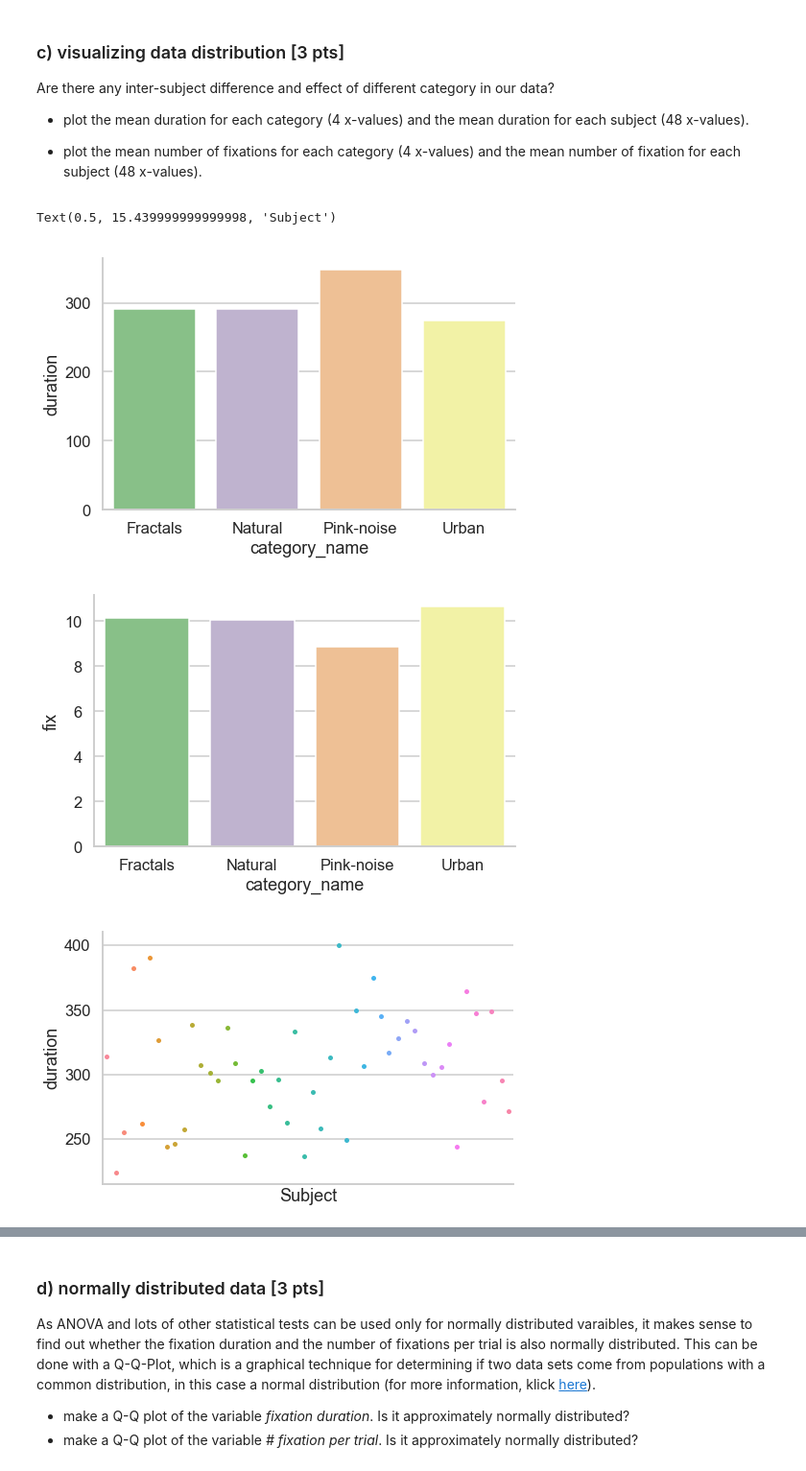
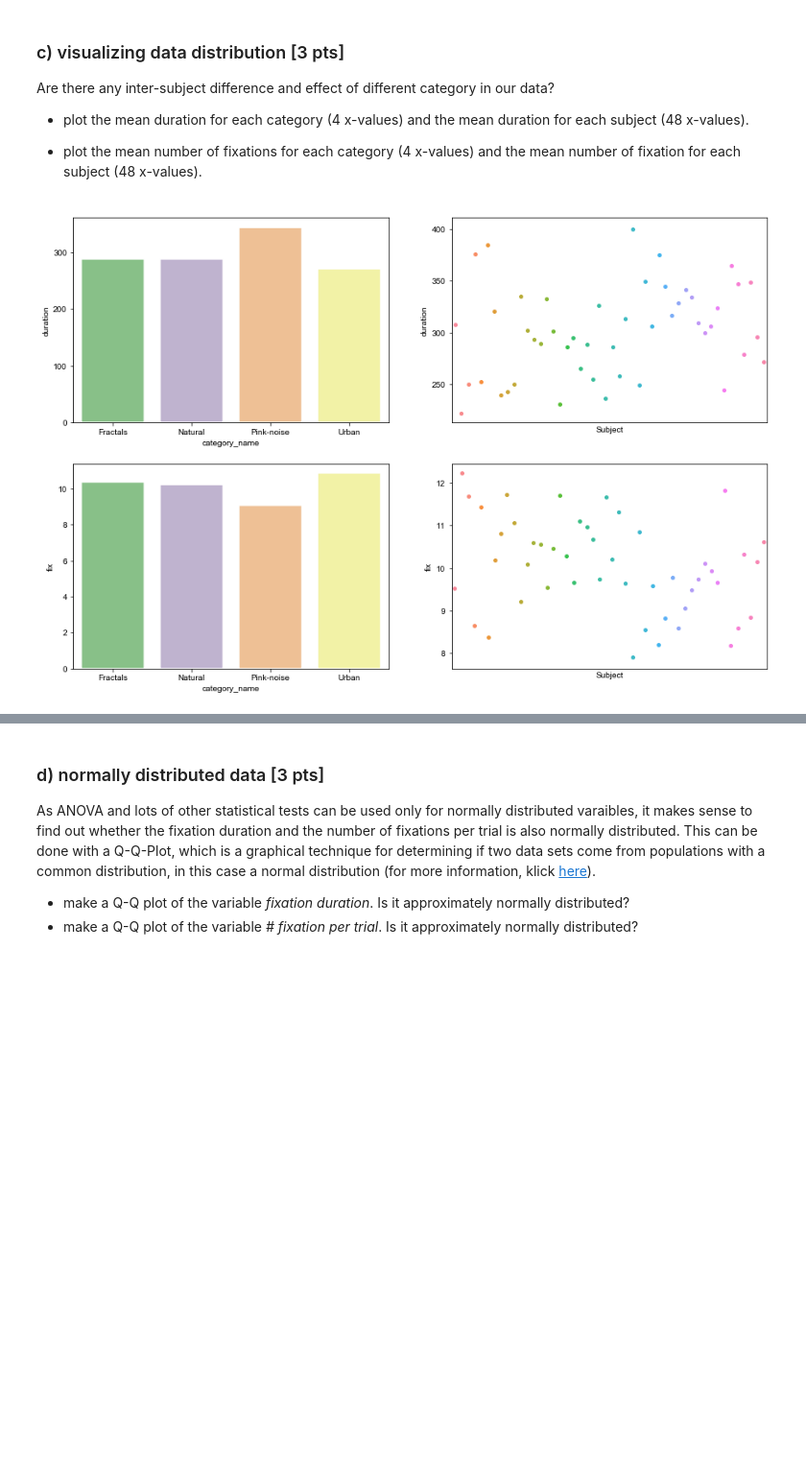
Before and after one commit to NBP-ACC/week-7-acc_7, a Jupyter notebook: Sheet05_Maria.ipynb, the cells around one changed output, grey strips where cells are left out. Shown at 96% size. Cells and saved outputs as stored; diff of their text form; code cells hidden in the pictures; blank space fills up the shorter version.

Commit message:
Have started 5th task, and corrected 1-3 a bit

```diff
--- a/Sheet05_Maria.ipynb
+++ b/Sheet05_Maria.ipynb
@@ -107,13 +108,12 @@ print("\nInitial number of rows:",a)
 
 #CLEANING
 #remove wrong start &end
-df = df.drop(df[(df.start < 0) & (df.end > 600)].index)
-#remove NA
-df.dropna()
+df = df.drop(df[(df.start <= 0) & (df.end >= 60)].index)
 #remove wrong duration
 df["duration"] = df["end"]-df["start"] #creating duration column
-df = df.drop(df[(df.duration < 100) & (df.duration > 400)].index)
-
+df = df.drop(df[(df.duration <= 100) & (df.duration >= 400)].index)
+#remove NA
+df.dropna(inplace=True)
 
 #calculate what's left overall
 print("Rows left overall:",len(df))
@@ -125,12 +125,13 @@ left["category"] = ['Natural','Urban','Fractals','Pink-noise']
 left = left.set_index("category")
 print("Rows removed in each category: \n",left, "\n" )
 
-
 #aggregate by trial
-df.groupby(['category',"trial"]).agg({'fix': ['count']}).reset_index()
-#print mean duration
-print("Mean fixations and duration across all trials:\n\n",
-      df.agg({'fix': ['mean'], 'duration': ['mean']}).reset_index())
+fix_per_trial=df.groupby(['SUBJECTINDEX',"trial", "category_name"]).agg({'fix': ['count']}).reset_index()
+#calculate mean fix&duration across  all trials
+mean_all_trials = df.agg({'fix': ['mean'], 'duration': ['mean']}).reset_index()
+#print
+print("number of fixations for each trial \n",fix_per_trial)
+print("Mean fixations and duration across all trials:\n\n", mean_all_trials)
 # %% [output]
 Fixations per category:
    category_name    fix
@@ -158,20 +159,27 @@ Are there any inter-subject difference and effect of different category in our d
 # %%
 #mean duration & fixations
 mean_category = df.groupby("category_name").mean().reset_index()
 mean_subject = df.groupby("SUBJECTINDEX").mean().reset_index()
 
-#plotting
+#Plotting
+fig, axes = plt.subplots(nrows=2,ncols=2, figsize=(15,10))
 sns.set(context = "talk", style="whitegrid", palette="Accent", font_scale=1)
-sns.catplot(x = "category_name", y = "duration",data= mean_category, kind="bar", aspect=1.5)
-sns.catplot(x = "category_name", y = "fix",data= mean_category, kind="bar", aspect=1.5)
-sns.catplot(x = "SUBJECTINDEX", y = "duration",data= mean_subject, aspect=1.5)
-plt.xticks([]) #remove subject indicies
-plt.xlabel("Subject")
-sns.catplot(x = "SUBJECTINDEX", y = "fix",data= mean_subject, aspect=1.5)
-plt.xticks([]) #remove subject indicies
-plt.xlabel("Subject")
+#per category
+sns.catplot(x = "category_name", y = "duration",data= mean_category, ax=axes[0][0],kind="bar")
+sns.catplot(x = "category_name", y = "fix",data= mean_category, ax=axes[1][0],kind="bar")
+
+#per subject
+sns.catplot(x = "SUBJECTINDEX", y = "duration",data= mean_subject,ax=axes[0][1])
+axes[0][1].set_xticks([]) #remove subject indicies
+axes[0][1].set_xlabel("Subject")
+sns.catplot(x = "SUBJECTINDEX", y = "fix",data= mean_subject,ax=axes[1][1])
+axes[1][1].set_xticks([]) #remove subject indicies
+axes[1][1].set_xlabel("Subject")
+
+#prevent sns plotting empty graphs
+plt.close(2)
+plt.close(4)
+plt.close(3)
+plt.close(5)
 # %% [output]
-Text(0.5, 15.439999999999998, 'Subject')
-[figure, old version]
+[figure, new version]
-[figure, removed]
-[figure, removed]
```
Also changed, not shown: parts of 14 cells of this notebook.
